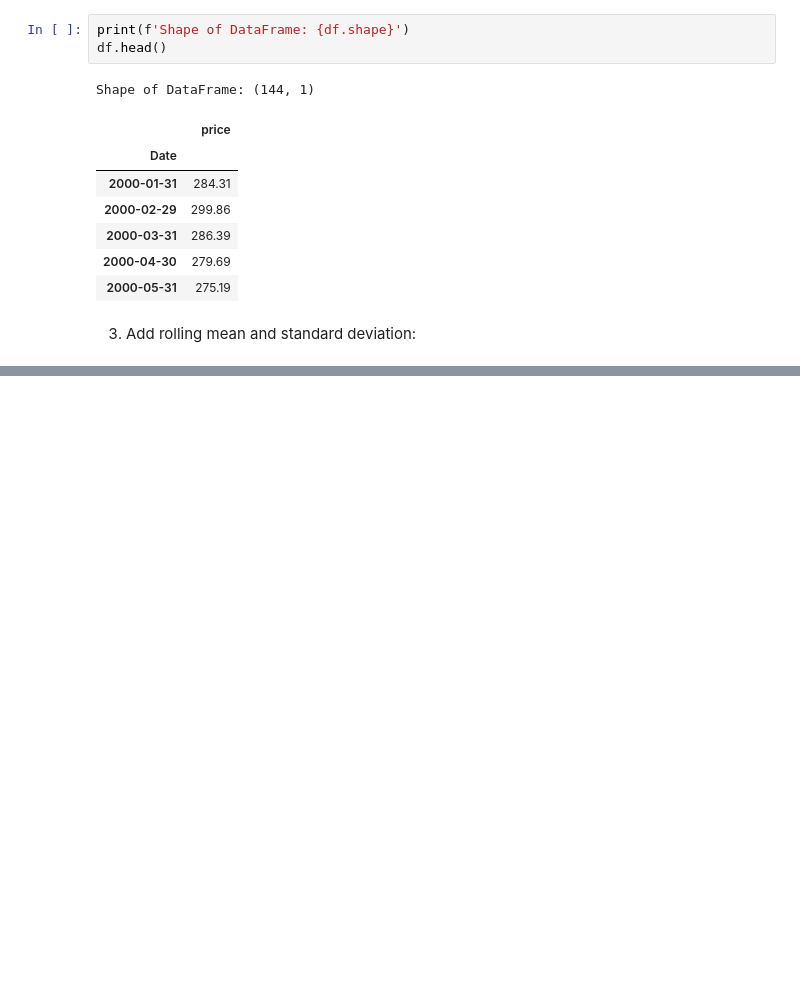
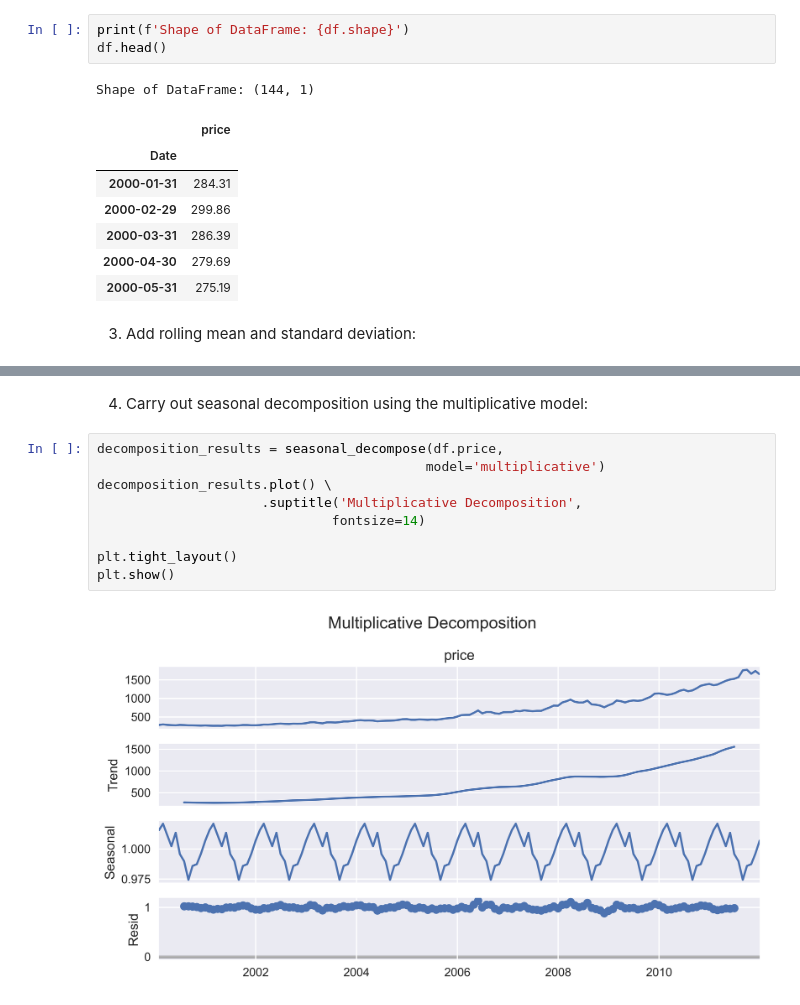
Before and after one commit to enorteyking/Python-For-Finance, a Jupyter notebook: Decomposing time series.ipynb, the cells around one changed output, grey strips where cells are left out. Cells and saved outputs as stored; diff of their text form; blank space fills up the shorter version.

Commit message:
Time series Modeling

```diff
--- a/Decomposing time series.ipynb
+++ b/Decomposing time series.ipynb
@@ -56,0 +59,13 @@ plt.show()
+# %% [markdown]
+4. Carry out seasonal decomposition using the multiplicative model:
+# %%
+decomposition_results = seasonal_decompose(df.price,
+                                          model='multiplicative')
+decomposition_results.plot() \
+                     .suptitle('Multiplicative Decomposition',
+                              fontsize=14)
+
+plt.tight_layout()
+plt.show()
+# %% [output]
+[figure, added]
```
Also changed, not shown: parts of 1 cell of this notebook, 6 other files.
